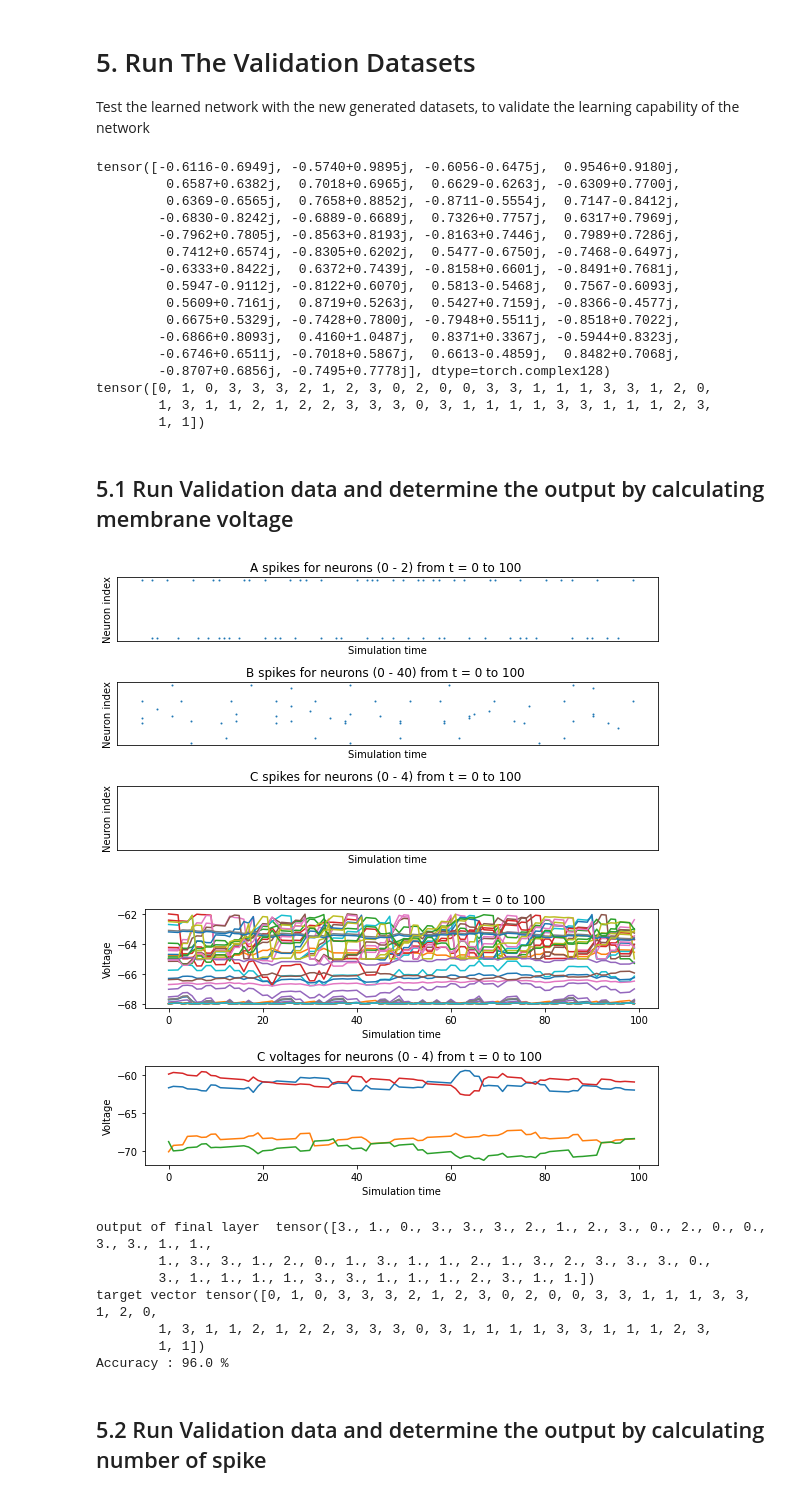
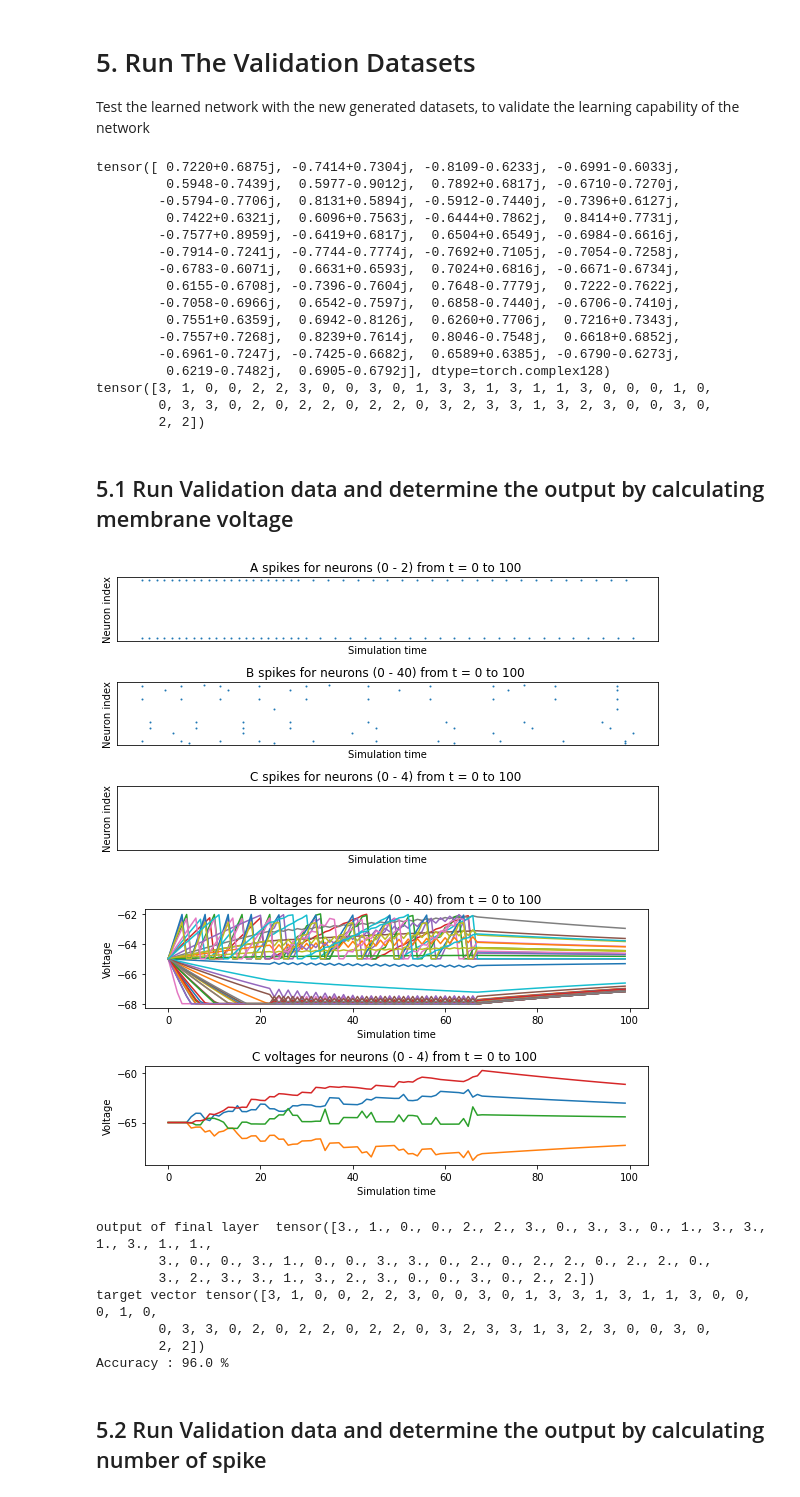
Before and after one commit to aravsi77/spiking_neural_network_thesis, a Jupyter notebook: modulation_class_snn_enabling_sbp.ipynb, the cells around one changed output. Cells and saved outputs as stored; diff of their text form; code cells hidden in the pictures.

```diff
--- a/modulation_class_snn_enabling_sbp.ipynb
+++ b/modulation_class_snn_enabling_sbp.ipynb
@@ -337,8 +395,8 @@ the following are the procedure to do Backpropagation Algorithm <br>
 dt = torch.linspace(0,Time-1,Time) #the time axis
 ref_spike = torch.exp(-dt/tau_m).to(device) ##spike referrence
 
-num_epoch = 125 #number of epochs
-learn_rate = 0.06 #the learning rate
+num_epoch = 25 #number of epochs
+learn_rate = 0.02 #the learning rate
 L = torch.zeros(num_epoch)
 l = torch.zeros(N_samples)
 ACC = torch.zeros(num_epoch)
@@ -524,7 +583,7 @@ Prediction  tensor([3, 3, 0, 0, 0, 3], dtype=torch.int32)
 network.layers["C"].reset_state_variables()
 network.layers["B"].reset_state_variables()
 
-j = idx_mis[1]
+j = idx_mis[0]
 inputs = {"A":input_data[j*Time:(j*Time)+Time,:]}
 network.run(inputs=inputs,time=Time)
 #fetch the spikes and voltage value
@@ -708,11 +788,11 @@ Predicted network tensor([0, 0, 0, 0], dtype=torch.int32)
 # %%
 #plot the voltage
 #reset state variables
-network.layers["C"].thresh = -10.0 * torch.ones(nodes[2])
+#network.layers["C"].thresh = -10.0 * torch.ones(nodes[2])
 network.layers["C"].reset_state_variables()
 network.layers["B"].reset_state_variables()
 
-j = idx_mis[0]
+j = idx_mis[2]
 inputs = {"A":input_data[j*Time:(j*Time)+Time,:]}
 network.run(inputs=inputs,time=Time)
 #fetch the spikes and voltage value
@@ -724,7 +804,7 @@ spikes = {
 voltages = {#"B": network.monitors['B'].get("v"),
             "C": network.monitors['C'].get("v")}
 plt.ioff()
-#plot_spikes(spikes)
+plot_spikes(spikes)
 plot_voltages(voltages, plot_type="line")
 plt.show()
 
@@ -748,6 +822,9 @@ load_weight  = pickle.load(infile)
 Test the learned network with the new generated datasets, to validate the learning capability of the network
 # %%
 #generate the dataset
+SNR_dB = 20 # the SNR Value in dB
+sigma2_n = 1**2 * 10**( - SNR_dB / 10 ) # get the noise variance
+n = np.random.randn( N_samples ) + 1j * np.random.randn( N_samples ) #complex noise
 N_validate = 50 #number of validation samples
 
 s_val = np.random.randint(M, size= N_validate) #generate N random symbols
@@ -777,7 +854,8 @@ for i,val in enumerate(z_val):
     if(mod_type=="cplx"):
         rate = torch.tensor([[(np.real(val)+1.5)*max_rate],[(np.imag(val)+1.5)*max_rate]]).squeeze()
         #convert into poisson distributed spike train
-        input_data_val[i*Time:(i*Time)+Time,:] = encoding.poisson(datum=rate.int(),time=Time)
+        #input_data_val[i*Time:(i*Time)+Time,:] = encoding.poisson(datum=rate.int(),time=Time)
+        input_data_val[i*Time:(i*Time)+Time,:] = encode_increase_sr(datum=rate.int(),time=Time)
     else:
         rate = torch.tensor([[val*200],[(2*M-val)*200]]).squeeze() #convert amplitude to spike rate
         input_data_val[i*Time:(i*Time)+Time,:] = encoding.poisson(datum=rate.int(),time=Time)
@@ -785,27 +863,30 @@ for i,val in enumerate(z_val):
 print(z_val)
 print(s_val)
 # %% [output]
-tensor([-0.6116-0.6949j, -0.5740+0.9895j, -0.6056-0.6475j,  0.9546+0.9180j,
-         0.6587+0.6382j,  0.7018+0.6965j,  0.6629-0.6263j, -0.6309+0.7700j,
-         0.6369-0.6565j,  0.7658+0.8852j, -0.8711-0.5554j,  0.7147-0.8412j,
-        -0.6830-0.8242j, -0.6889-0.6689j,  0.7326+0.7757j,  0.6317+0.7969j,
-        -0.7962+0.7805j, -0.8563+0.8193j, -0.8163+0.7446j,  0.7989+0.7286j,
-         0.7412+0.6574j, -0.8305+0.6202j,  0.5477-0.6750j, -0.7468-0.6497j,
-        -0.6333+0.8422j,  0.6372+0.7439j, -0.8158+0.6601j, -0.8491+0.7681j,
-         0.5947-0.9112j, -0.8122+0.6070j,  0.5813-0.5468j,  0.7567-0.6093j,
-         0.5609+0.7161j,  0.8719+0.5263j,  0.5427+0.7159j, -0.8366-0.4577j,
-         0.6675+0.5329j, -0.7428+0.7800j, -0.7948+0.5511j, -0.8518+0.7022j,
-        -0.6866+0.8093j,  0.4160+1.0487j,  0.8371+0.3367j, -0.5944+0.8323j,
-        -0.6746+0.6511j, -0.7018+0.5867j,  0.6613-0.4859j,  0.8482+0.7068j,
-        -0.8707+0.6856j, -0.7495+0.7778j], dtype=torch.complex128)
-tensor([0, 1, 0, 3, 3, 3, 2, 1, 2, 3, 0, 2, 0, 0, 3, 3, 1, 1, 1, 3, 3, 1, 2, 0,
-        1, 3, 1, 1, 2, 1, 2, 2, 3, 3, 3, 0, 3, 1, 1, 1, 1, 3, 3, 1, 1, 1, 2, 3,
-        1, 1])
+tensor([ 0.7220+0.6875j, -0.7414+0.7304j, -0.8109-0.6233j, -0.6991-0.6033j,
+         0.5948-0.7439j,  0.5977-0.9012j,  0.7892+0.6817j, -0.6710-0.7270j,
+        -0.5794-0.7706j,  0.8131+0.5894j, -0.5912-0.7440j, -0.7396+0.6127j,
+         0.7422+0.6321j,  0.6096+0.7563j, -0.6444+0.7862j,  0.8414+0.7731j,
+        -0.7577+0.8959j, -0.6419+0.6817j,  0.6504+0.6549j, -0.6984-0.6616j,
+        -0.7914-0.7241j, -0.7744-0.7774j, -0.7692+0.7105j, -0.7054-0.7258j,
+        -0.6783-0.6071j,  0.6631+0.6593j,  0.7024+0.6816j, -0.6671-0.6734j,
+         0.6155-0.6708j, -0.7396-0.7604j,  0.7648-0.7779j,  0.7222-0.7622j,
+        -0.7058-0.6966j,  0.6542-0.7597j,  0.6858-0.7440j, -0.6706-0.7410j,
+         0.7551+0.6359j,  0.6942-0.8126j,  0.6260+0.7706j,  0.7216+0.7343j,
+        -0.7557+0.7268j,  0.8239+0.7614j,  0.8046-0.7548j,  0.6618+0.6852j,
+        -0.6961-0.7247j, -0.7425-0.6682j,  0.6589+0.6385j, -0.6790-0.6273j,
+         0.6219-0.7482j,  0.6905-0.6792j], dtype=torch.complex128)
+tensor([3, 1, 0, 0, 2, 2, 3, 0, 0, 3, 0, 1, 3, 3, 1, 3, 1, 1, 3, 0, 0, 0, 1, 0,
+        0, 3, 3, 0, 2, 0, 2, 2, 0, 2, 2, 0, 3, 2, 3, 3, 1, 3, 2, 3, 0, 0, 3, 0,
+        2, 2])
 # %% [markdown]
 ## 5.1 Run Validation data and determine the output by calculating membrane voltage
 # %%
 #set the membran voltage at the output layer
 network.layers["C"].thresh = -10 * torch.zeros(nodes[2])
+#reset state variables
+network.layers["C"].reset_state_variables()
+network.layers["B"].reset_state_variables()
 #run the prediction by calculating the membrane voltage
 y_pred_run = torch.zeros(N_validate)
 for j in range(N_validate):
@@ -813,41 +894,41 @@ for j in range(N_validate):
     network.run(inputs=inputs,time=Time)
 
     spikes = {
         "A": network.monitors['A'].get('s'),
         "B": network.monitors['B'].get("s"),
         "C": network.monitors['C'].get("s"),
     }
     voltages = {"B": network.monitors['B'].get("v"),
                 "C": network.monitors['C'].get("v")}
 
     if (j==0):#select random data to plot
         #plot the result
         plt.ioff()
         plot_spikes(spikes)
         plot_voltages(voltages, plot_type="line")
         plt.show()
 
     a_out = (network.layers['C'].v)
     y_pred_run[j] = torch.argmax(a_out)
     #print(a_out)
     #reset state variables
     network.layers["C"].reset_state_variables()
     network.layers["B"].reset_state_variables()
 
 print("output of final layer ",y_pred_run)
 print("target vector %s"%s_val)
 #calculate accuracy
 accr_val = (torch.sum(y_pred_run==s_val)*100/N_validate)
 print("Accuracy : "+str(accr_val.item())+" % ")
 # %% [output]
-[figure, old version]
+[figure, new version]
-[figure, old version]
+[figure, new version]
-output of final layer  tensor([3., 1., 0., 3., 3., 3., 2., 1., 2., 3., 0., 2., 0., 0., 3., 3., 1., 1.,
-        1., 3., 3., 1., 2., 0., 1., 3., 1., 1., 2., 1., 3., 2., 3., 3., 3., 0.,
-        3., 1., 1., 1., 1., 3., 3., 1., 1., 1., 2., 3., 1., 1.])
-target vector tensor([0, 1, 0, 3, 3, 3, 2, 1, 2, 3, 0, 2, 0, 0, 3, 3, 1, 1, 1, 3, 3, 1, 2, 0,
-        1, 3, 1, 1, 2, 1, 2, 2, 3, 3, 3, 0, 3, 1, 1, 1, 1, 3, 3, 1, 1, 1, 2, 3,
-        1, 1])
+output of final layer  tensor([3., 1., 0., 0., 2., 2., 3., 0., 3., 3., 0., 1., 3., 3., 1., 3., 1., 1.,
+        3., 0., 0., 3., 1., 0., 0., 3., 3., 0., 2., 0., 2., 2., 0., 2., 2., 0.,
+        3., 2., 3., 3., 1., 3., 2., 3., 0., 0., 3., 0., 2., 2.])
+target vector tensor([3, 1, 0, 0, 2, 2, 3, 0, 0, 3, 0, 1, 3, 3, 1, 3, 1, 1, 3, 0, 0, 0, 1, 0,
+        0, 3, 3, 0, 2, 0, 2, 2, 0, 2, 2, 0, 3, 2, 3, 3, 1, 3, 2, 3, 0, 0, 3, 0,
+        2, 2])
 Accuracy : 96.0 %
 # %% [markdown]
 ## 5.2 Run Validation data and determine the output by calculating number of spike
```
Also changed, not shown: parts of 29 cells of this notebook.
